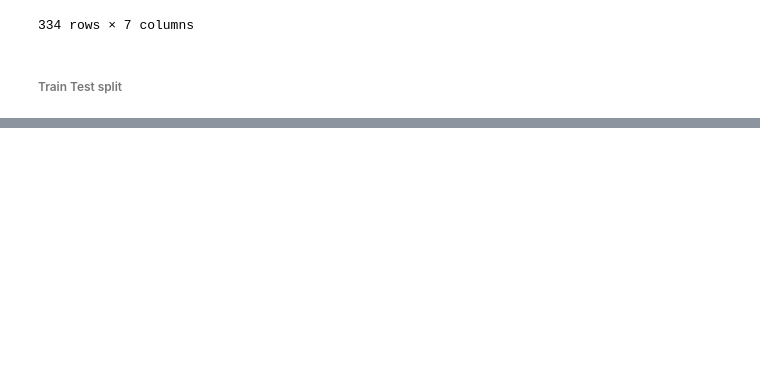
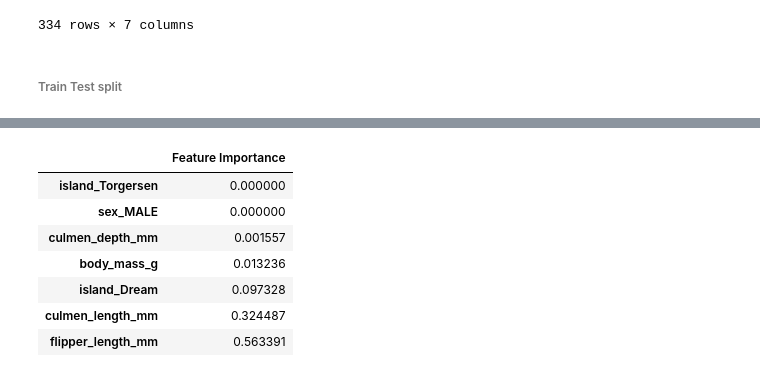
Before and after one commit to DanialAslam04/Deep_Learning_BWF_Danial_Aslam, a Jupyter notebook: Tasks/Task18/DecisionTree/DTC.ipynb, the cells around one changed output, grey strips where cells are left out. Cells and saved outputs as stored; diff of their text form; code cells hidden in the pictures; blank space fills up the shorter version.

```diff
--- a/Tasks/Task18/DecisionTree/DTC.ipynb
+++ b/Tasks/Task18/DecisionTree/DTC.ipynb
@@ -135,0 +179,11 @@ y = df['species']
+# %%
+pd.DataFrame(index=X.columns,data=Dtc.feature_importances_,columns=['Feature Importance']).sort_values('Feature Importance')
+# %% [output]
+|  | Feature Importance |
+| island_Torgersen | 0.000000 |
+| sex_MALE | 0.000000 |
+| culmen_depth_mm | 0.001557 |
+| body_mass_g | 0.013236 |
+| island_Dream | 0.097328 |
+| culmen_length_mm | 0.324487 |
+| flipper_length_mm | 0.563391 |
```
Also changed, not shown: parts of 15 cells of this notebook.
